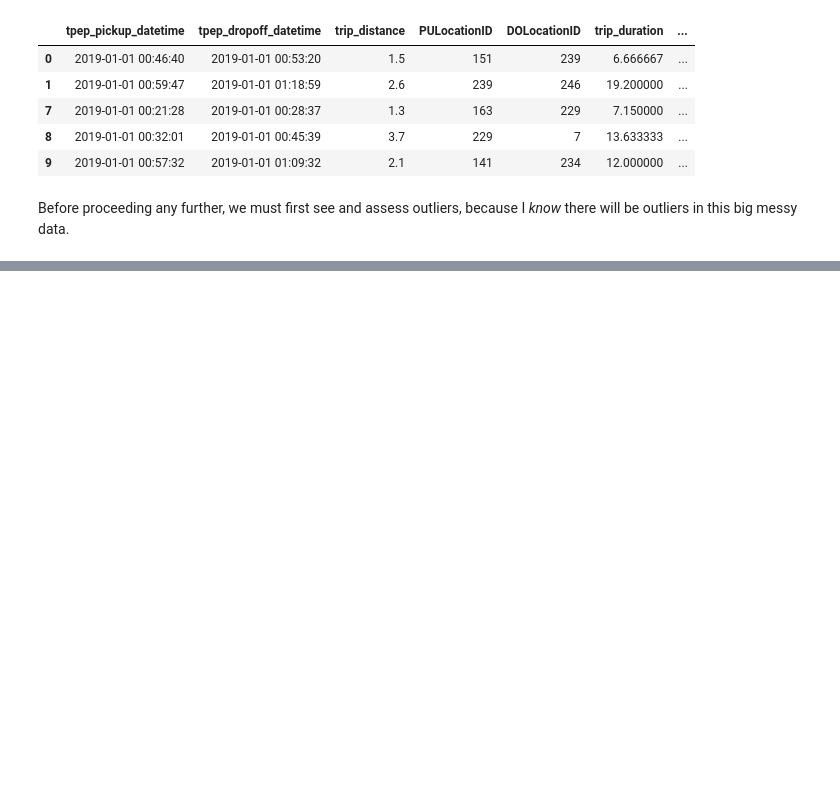
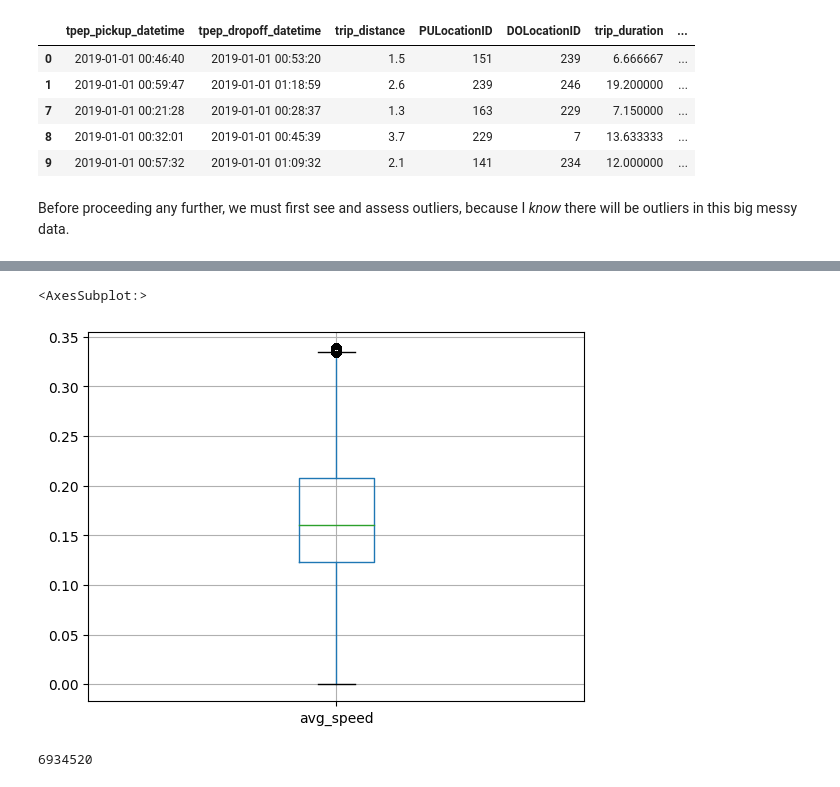
Before and after one commit to MAST30034-Applied-Data-Science/mast30034-project-1-aeross, a Jupyter notebook: notebooks/preprocess.ipynb, the cells around one changed output, grey strips where cells are left out. Drawn from its saved outputs; the diff is of its cells as text; code cells hidden in the pictures; blank space fills up the shorter version.

```diff
--- a/notebooks/preprocess.ipynb
+++ b/notebooks/preprocess.ipynb
@@ -302,0 +316,16 @@ speed_data
+# %%
+# find and remove outliers
+q1 = pdf2["avg_speed"].quantile(0.25)
+q3 = pdf2["avg_speed"].quantile(0.75)
+iqr = q3 - q1
+
+pdf2 = pdf2[pdf2["avg_speed"] > q1 - 1.5 * iqr]
+pdf2 = pdf2[pdf2["avg_speed"] < q3 + 1.5 * iqr]
+pdf2.boxplot(column=["avg_speed"])
+# %% [output]
+<AxesSubplot:>
+[figure, added]
+# %%
+pdf2.shape[0]
+# %% [output]
+6934520
```
Also changed, not shown: parts of 14 cells of this notebook.
